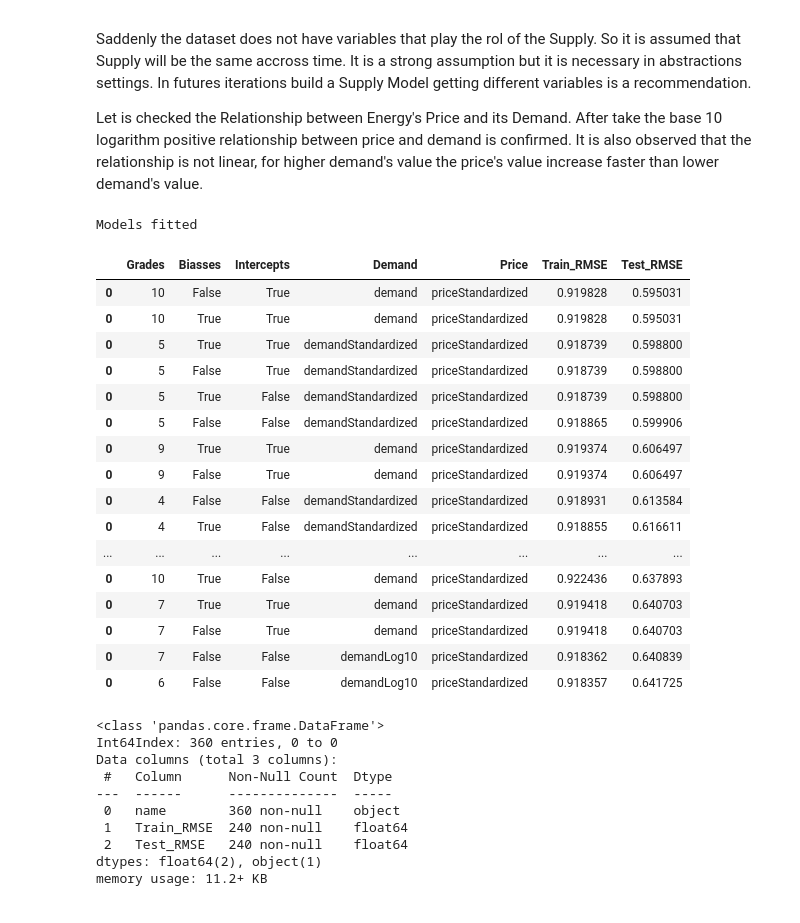
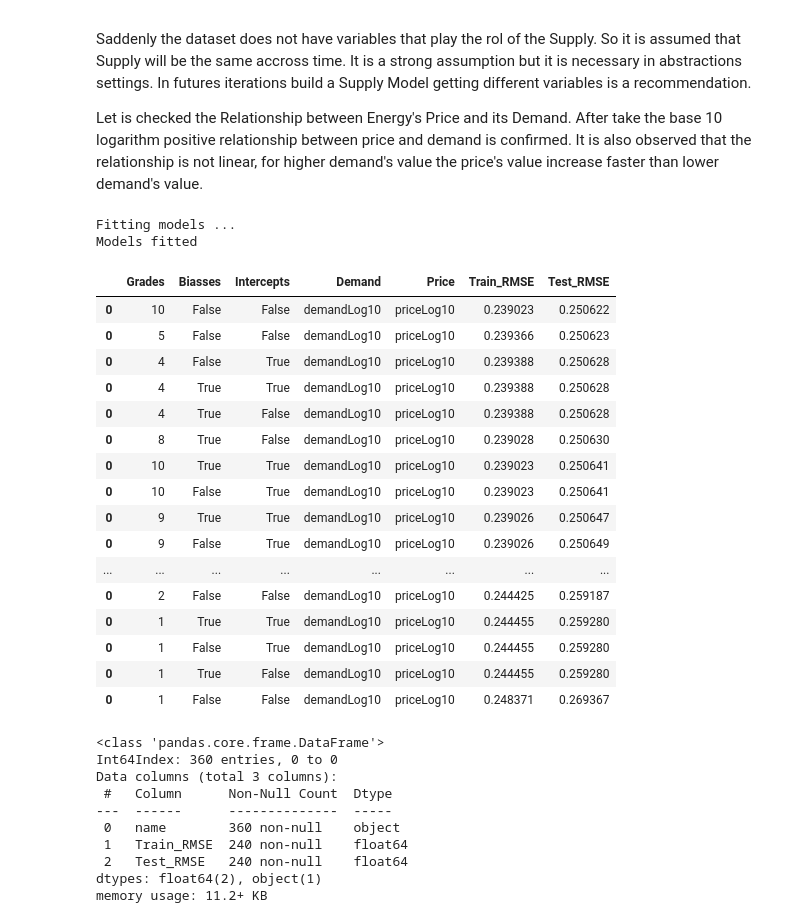
Before and after one commit to shlondon/ElectricityMarket-DataCamp, a Jupyter notebook: ElectricityMarket.ipynb, the cells around one changed output. Drawn from its saved outputs; the diff is of its cells as text; code cells hidden in the pictures.

Commit message:
Run function using only positive prices

```diff
--- a/ElectricityMarket.ipynb
+++ b/ElectricityMarket.ipynb
@@ -83,7 +83,7 @@ print('lowerLimit = ', round(lower_limit,2))
 print('')
 
 # Feature Engineering: outlier_price
-df['outlier_price'] = df.price.apply(lambda x: 1 if x < upper_limit else 0)
+df['outlier_price'] = df.price.apply(lambda x: 1 if x > upper_limit else 0)
 print('Descriptive Statistics for otulier_price variable')
 print(df.outlier_price.value_counts())
 # %% [output]
@@ -343,12 +355,13 @@ from sklearn.preprocessing import StandardScaler, PolynomialFeatures
 from sklearn.linear_model import LinearRegression
 from sklearn.metrics import mean_squared_error as MSE
 import numpy as np
-import itertools
+from itertools import product
 
-
+print('Fitting models ...')
 # Inputs
-df_X = pd.DataFrame(df['demand'])
-df_y = pd.DataFrame(df['price'])
+df_no_neg_prices = df[df.price >= 0]
+df_X = pd.DataFrame(df_no_neg_prices['demand'])
+df_y = pd.DataFrame(df_no_neg_prices['price'])
 degrees = [i + 1 for i in range(10)]
 biasses = [True, False]
 intercepts = [True, False]
@@ -425,27 +438,28 @@ for comb in combinations:
 
 print('Models fitted')
 # %% [output]
+Fitting models ...
 Models fitted
 # %%
-df_summary.sort_values(by='Test_RMSE').head(20)
+df_summary.loc[(df_summary.Demand == 'demandLog10') & (df_summary.Price == 'priceLog10')].sort_values(by='Test_RMSE')
 # %% [output]
 |  | Grades | Biasses | Intercepts | Demand | Price | Train_RMSE | Test_RMSE |
-| 0 | 10 | False | True | demand | priceStandardized | 0.919828 | 0.595031 |
-| 0 | 10 | True | True | demand | priceStandardized | 0.919828 | 0.595031 |
-| 0 | 5 | True | True | demandStandardized | priceStandardized | 0.918739 | 0.598800 |
-| 0 | 5 | False | True | demandStandardized | priceStandardized | 0.918739 | 0.598800 |
-| 0 | 5 | True | False | demandStandardized | priceStandardized | 0.918739 | 0.598800 |
-| 0 | 5 | False | False | demandStandardized | priceStandardized | 0.918865 | 0.599906 |
-| 0 | 9 | True | True | demand | priceStandardized | 0.919374 | 0.606497 |
-| 0 | 9 | False | True | demand | priceStandardized | 0.919374 | 0.606497 |
-| 0 | 4 | False | False | demandStandardized | priceStandardized | 0.918931 | 0.613584 |
-| 0 | 4 | True | False | demandStandardized | priceStandardized | 0.918855 | 0.616611 |
+| 0 | 10 | False | False | demandLog10 | priceLog10 | 0.239023 | 0.250622 |
+| 0 | 5 | False | False | demandLog10 | priceLog10 | 0.239366 | 0.250623 |
+| 0 | 4 | False | True | demandLog10 | priceLog10 | 0.239388 | 0.250628 |
+| 0 | 4 | True | True | demandLog10 | priceLog10 | 0.239388 | 0.250628 |
+| 0 | 4 | True | False | demandLog10 | priceLog10 | 0.239388 | 0.250628 |
+| 0 | 8 | True | False | demandLog10 | priceLog10 | 0.239028 | 0.250630 |
+| 0 | 10 | True | True | demandLog10 | priceLog10 | 0.239023 | 0.250641 |
+| 0 | 10 | False | True | demandLog10 | priceLog10 | 0.239023 | 0.250641 |
+| 0 | 9 | True | True | demandLog10 | priceLog10 | 0.239026 | 0.250647 |
+| 0 | 9 | False | True | demandLog10 | priceLog10 | 0.239026 | 0.250649 |
 | ... | ... | ... | ... | ... | ... | ... | ... |
-| 0 | 10 | True | False | demand | priceStandardized | 0.922436 | 0.637893 |
-| 0 | 7 | True | True | demand | priceStandardized | 0.919418 | 0.640703 |
-| 0 | 7 | False | True | demand | priceStandardized | 0.919418 | 0.640703 |
-| 0 | 7 | False | False | demandLog10 | priceStandardized | 0.918362 | 0.640839 |
-| 0 | 6 | False | False | demandLog10 | priceStandardized | 0.918357 | 0.641725 |
+| 0 | 2 | False | False | demandLog10 | priceLog10 | 0.244425 | 0.259187 |
+| 0 | 1 | True | True | demandLog10 | priceLog10 | 0.244455 | 0.259280 |
+| 0 | 1 | False | True | demandLog10 | priceLog10 | 0.244455 | 0.259280 |
+| 0 | 1 | True | False | demandLog10 | priceLog10 | 0.244455 | 0.259280 |
+| 0 | 1 | False | False | demandLog10 | priceLog10 | 0.248371 | 0.269367 |
 # %%
 df_summary.info()
 # %% [output]
```
Also changed, not shown: parts of 5 cells of this notebook.
